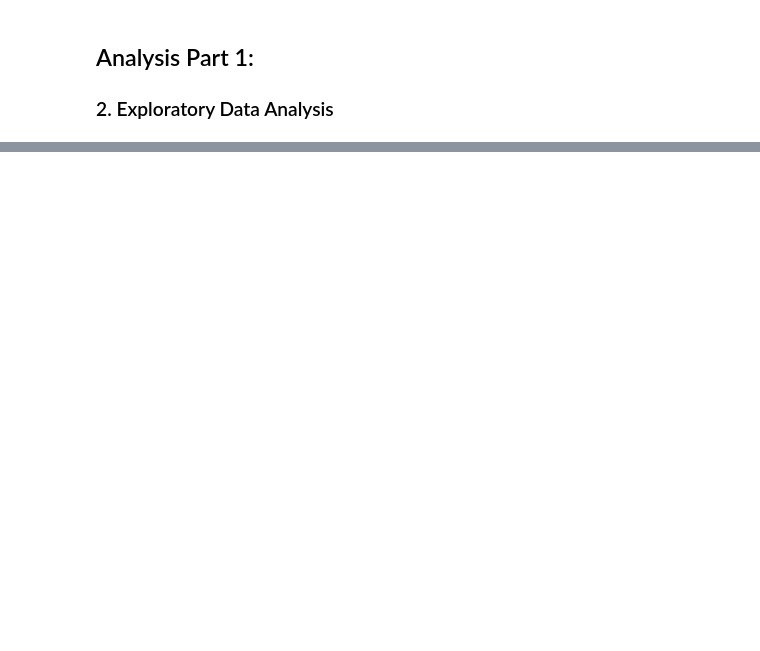
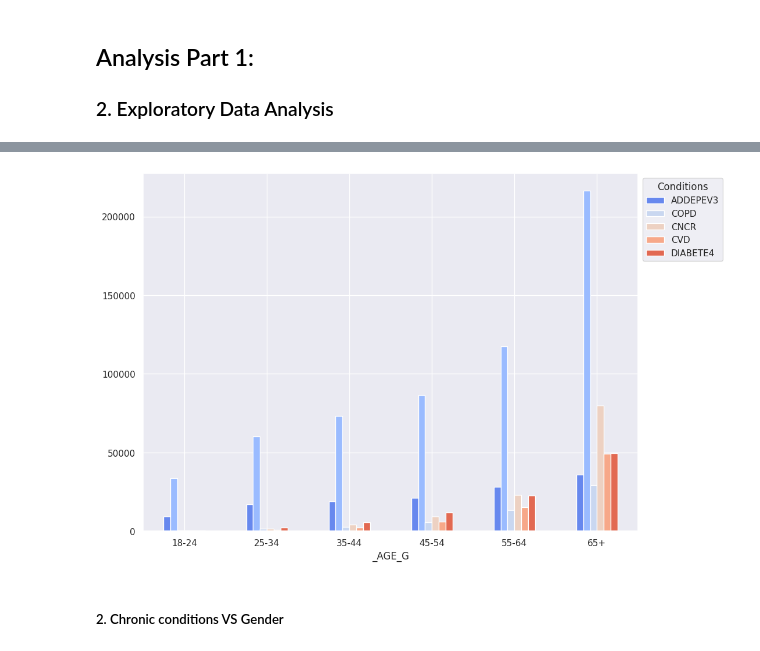
Before and after one commit to greghowa/CS6140-HW6, a Jupyter notebook: assignment6.ipynb, the cells around one changed output, grey strips where cells are left out. Saved outputs shown, nothing was run; the diff lists cells and outputs as text; code cells hidden in the pictures; blank space fills up the shorter version.

Commit message:
Analysis by demographics

```diff
--- a/assignment6.ipynb
+++ b/assignment6.ipynb
@@ -322,0 +327,3 @@ response_cols = ["CMB_binary", "CMB_multiclass"]
+# %%
+df = df.dropna(subset = response_cols, axis = 0)
+df[response_cols].isna().sum()
@@ -355,3 +365,9 @@ feature_cols = ['INCOME2', '_AGE_G', 'MARITAL', '_SEX', '_EDUCAG', '_RACE', '_RF
 ## Analysis Part 1:
 
 ### 2. Exploratory Data Analysis
+# %%
+# Check for INCOME 2
+demographic_cols = ['_AGE_G', 'MARITAL', '_SEX', '_EDUCAG', '_RACE', '_URBSTAT', 'INCOME2']
+# %%
+cf[demographic_cols] = df[demographic_cols]
+cf.head()
@@ -357,0 +400,15 @@ feature_cols = ['INCOME2', '_AGE_G', 'MARITAL', '_SEX', '_EDUCAG', '_RACE', '_RF
+# %%
+def plot_cond_demographic(dem, xtick_labels):
+    freq_by_dem = cf.groupby(dem)[chronic_conditions].sum()
+
+    # Set the color palette for the plot
+    colors = sns.color_palette('coolwarm', n_colors=len(chronic_conditions))
+    sns.set_palette(colors)
+
+    freq_by_dem.plot(kind='bar', rot=0)
+
+    handles, labels = plt.gca().get_legend_handles_labels()
+    plt.legend(handles, labels, title='Conditions', bbox_to_anchor=(1,1))
+    plt.xticks(ticks = np.arange(len(xtick_labels)), labels=xtick_labels)
+
+    plt.show()
@@ -357,0 +439,7 @@ feature_cols = ['INCOME2', '_AGE_G', 'MARITAL', '_SEX', '_EDUCAG', '_RACE', '_RF
+# %%
+labels = ["18-24", "25-34", "35-44", "45-54", "55-64", "65+"]
+plot_cond_demographic("_AGE_G", labels)
+# %% [output]
+[figure, added]
+# %% [markdown]
+##### 2. Chronic conditions VS Gender
```
Also changed, not shown: parts of 42 cells of this notebook.
